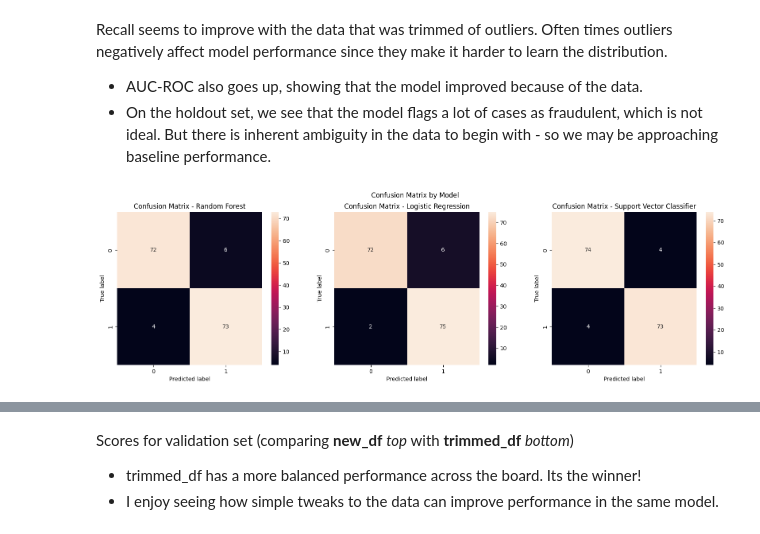
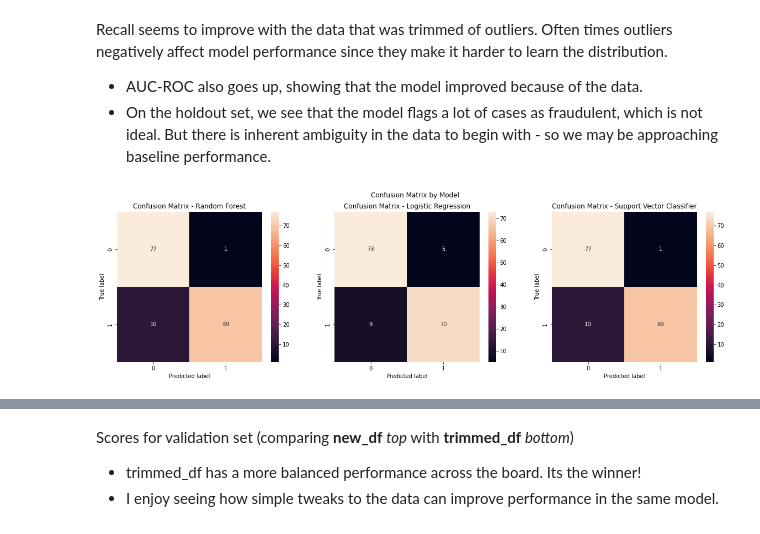
Before and after one commit to chris-caballero/Fraud-Transaction-Detection, a Jupyter notebook: fraud-detection.ipynb, the cells around one changed output, grey strips where cells are left out. Cells and saved outputs as stored; diff of their text form; code cells hidden in the pictures.

Commit message:
update images, add nn
neural net script added and notebook updated to latest version

```diff
--- a/fraud-detection.ipynb
+++ b/fraud-detection.ipynb
@@ -686,10 +688,12 @@ Recall seems to improve with the data that was trimmed of outliers. Often times
 # %%
 models_trimmed_data = create_models()
 trainset = trimmed_df.drop(['Class Name', 'Class Dist'], 1)
 trimmed_scores1 = train_and_evaluate_models(models_trimmed_data, data=trainset, drop_cols=['Class'])
+
+models_trimmed_data = create_models()
 trimmed_scores2 = train_and_evaluate_models(models_trimmed_data, data=trainset, val_data=holdout_df, drop_cols=['Class'])
 # %% [output]
-[figure, old version]
+[figure, new version]
 [figure]
 # %% [markdown]
 Scores for validation set (comparing **new_df** *top* with **trimmed_df** *bottom*)
```
Also changed, not shown: parts of 26 cells of this notebook, 3 other files.
